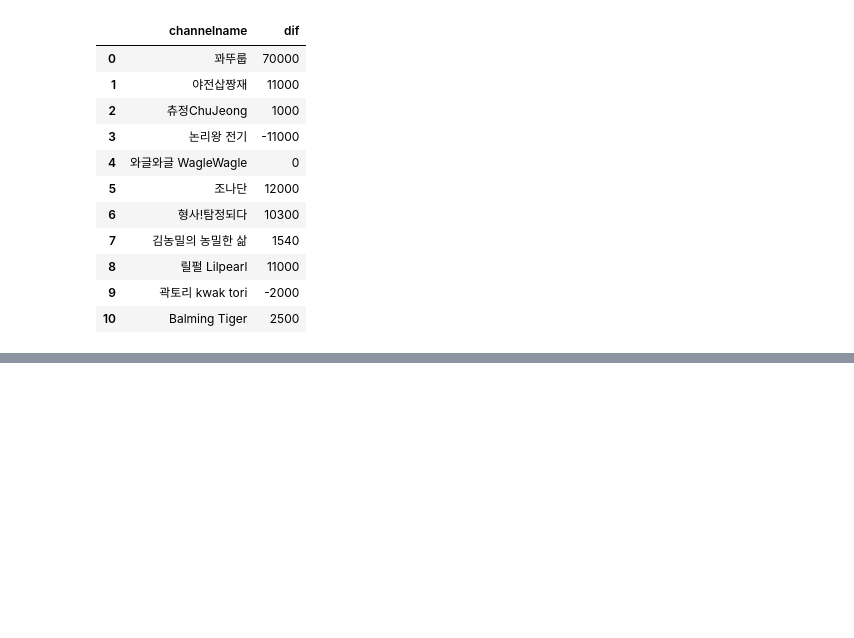
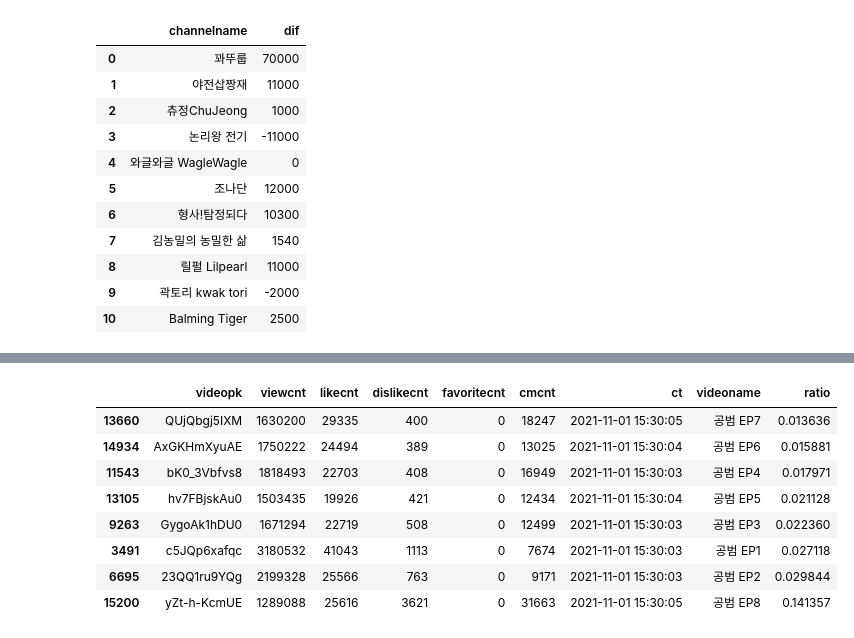
Before and after one commit to chickengak/TIL, a Jupyter notebook: dev-journey/big-data/빅분기-실기-datamanim-1유형.ipynb, the cells around one changed output, grey strips where cells are left out. Drawn from its saved outputs; the diff is of its cells as text; code cells hidden in the pictures; blank space fills up the shorter version.

```diff
--- a/dev-journey/big-data/빅분기-실기-datamanim-1유형.ipynb
+++ b/dev-journey/big-data/빅분기-실기-datamanim-1유형.ipynb
@@ -341,0 +305,17 @@ data url = https://raw.githubusercontent.com/Datamanim/datarepo/main/happy2/happ
+# %%
+# Q18. video 정보의 가장 최근 데이터들에서 각 에피소드의 싫어요/좋아요 비율을 ratio 컬럼으로 만들고
+# videoname, ratio로 구성된 데이터 프레임을 ratio를 오름차순으로 정렬하라
+
+ans = video.sort_values('ct', ascending=False).drop_duplicates('videoname')
+ans['ratio'] = ans.dislikecnt / ans.likecnt
+ans.sort_values('ratio')
+# %% [output]
+|  | videopk | viewcnt | likecnt | dislikecnt | favoritecnt | cmcnt | ct | videoname | ratio |
+| 13660 | QUjQbgj5IXM | 1630200 | 29335 | 400 | 0 | 18247 | 2021-11-01 15:30:05 | 공범 EP7 | 0.013636 |
+| 14934 | AxGKHmXyuAE | 1750222 | 24494 | 389 | 0 | 13025 | 2021-11-01 15:30:04 | 공범 EP6 | 0.015881 |
+| 11543 | bK0_3Vbfvs8 | 1818493 | 22703 | 408 | 0 | 16949 | 2021-11-01 15:30:03 | 공범 EP4 | 0.017971 |
+| 13105 | hv7FBjskAu0 | 1503435 | 19926 | 421 | 0 | 12434 | 2021-11-01 15:30:04 | 공범 EP5 | 0.021128 |
+| 9263 | GygoAk1hDU0 | 1671294 | 22719 | 508 | 0 | 12499 | 2021-11-01 15:30:03 | 공범 EP3 | 0.022360 |
+| 3491 | c5JQp6xafqc | 3180532 | 41043 | 1113 | 0 | 7674 | 2021-11-01 15:30:03 | 공범 EP1 | 0.027118 |
+| 6695 | 23QQ1ru9YQg | 2199328 | 25566 | 763 | 0 | 9171 | 2021-11-01 15:30:03 | 공범 EP2 | 0.029844 |
+| 15200 | yZt-h-KcmUE | 1289088 | 25616 | 3621 | 0 | 31663 | 2021-11-01 15:30:05 | 공범 EP8 | 0.141357 |
```
Also changed, not shown: parts of 67 cells of this notebook.
